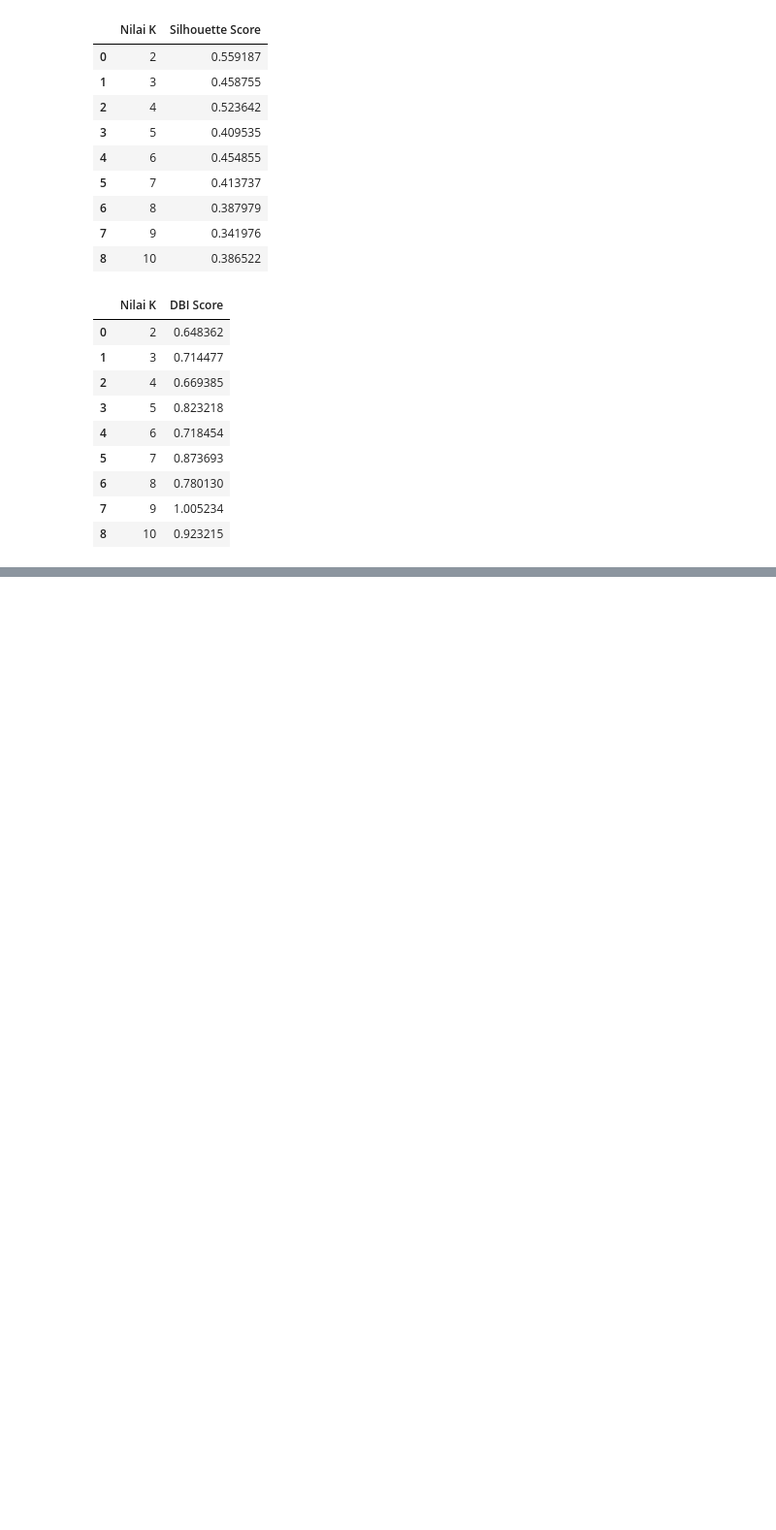
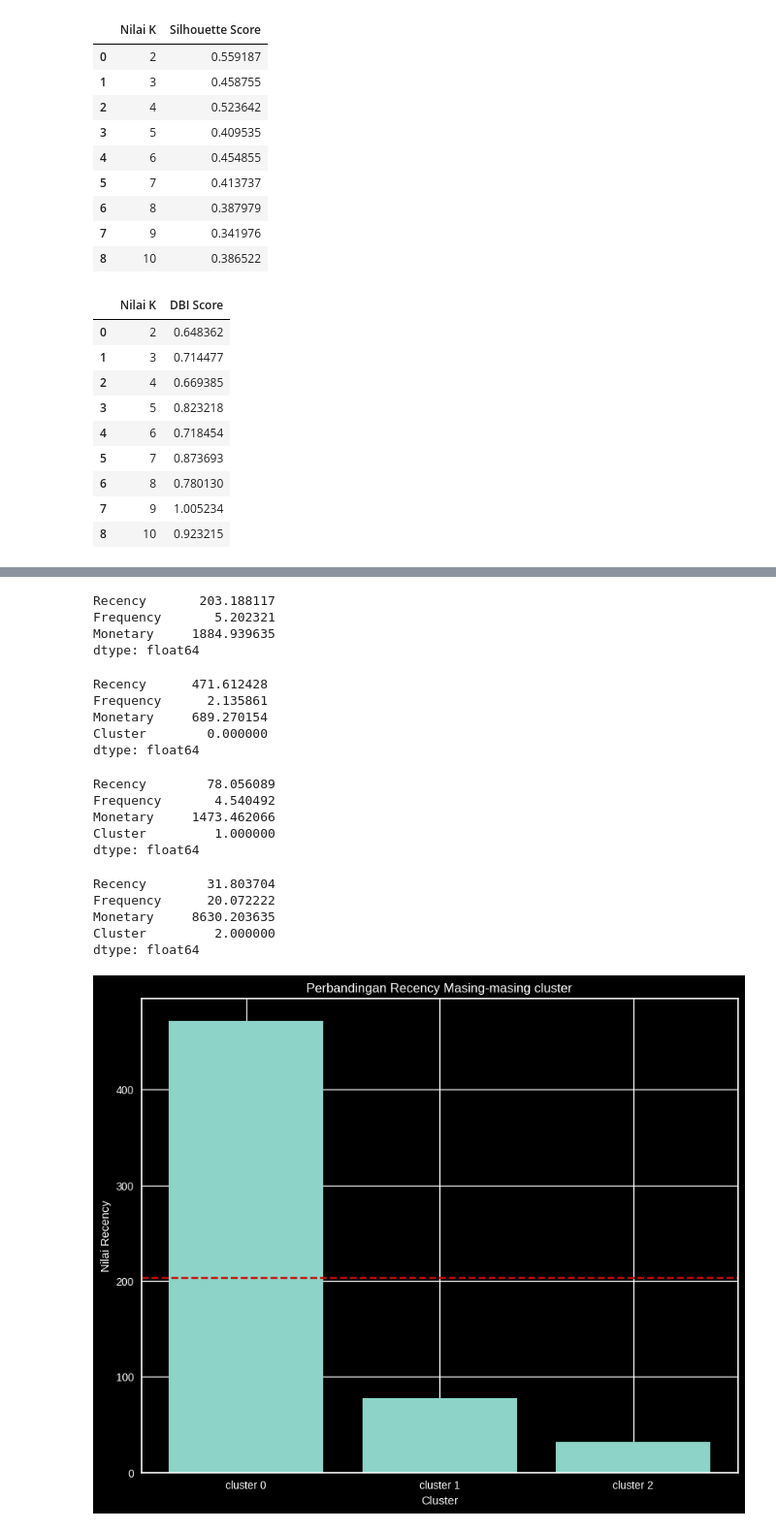
Before and after one commit to inyunita/Comparison-of-Clustering-Method-for-Customer-Segmentation-Based-on-RFM-Analysis, a Jupyter notebook: Comparison_of_3_Clustering_Method_for_Customer_Segmentation_Based_on_RFM_Analysis.ipynb, the cells around one changed output, grey strips where cells are left out. Shown at 97% size. Saved outputs shown, nothing was run; the diff lists cells and outputs as text; code cells hidden in the pictures; blank space fills up the shorter version.

```diff
--- a/Comparison_of_3_Clustering_Method_for_Customer_Segmentation_Based_on_RFM_Analysis.ipynb
+++ b/Comparison_of_3_Clustering_Method_for_Customer_Segmentation_Based_on_RFM_Analysis.ipynb
@@ -786,0 +871,6 @@ plt.show()
+# %%
+kmeans_3 = KMeans(n_clusters=3, n_init = 10)
+kmeans_3.fit(rfm_scaled)
+rfm_kmeans = rfm.copy()
+rfm_kmeans['Cluster'] = kmeans_3.labels_
+rfm_kmeans
@@ -786,0 +898,60 @@ plt.show()
+# %%
+rfm.mean()
+# %% [output]
+Recency       203.188117
+Frequency       5.202321
+Monetary     1884.939635
+dtype: float64
+# %%
+cluster_0 = rfm_kmeans[rfm_kmeans['Cluster']==0]
+cluster_0.mean()
+# %% [output]
+Recency      471.612428
+Frequency      2.135861
+Monetary     689.270154
+Cluster        0.000000
+dtype: float64
+# %%
+cluster_1 = rfm_kmeans[rfm_kmeans['Cluster']==1]
+cluster_1.mean()
+# %% [output]
+Recency        78.056089
+Frequency       4.540492
+Monetary     1473.462066
+Cluster         1.000000
+dtype: float64
+# %%
+cluster_2 = rfm_kmeans[rfm_kmeans['Cluster']==2]
+cluster_2.mean()
+# %% [output]
+Recency        31.803704
+Frequency      20.072222
+Monetary     8630.203635
+Cluster         2.000000
+dtype: float64
+# %%
+recency_value = [cluster_0['Recency'].mean(), cluster_1['Recency'].mean(), cluster_2['Recency'].mean()]
+frequency_value = [cluster_0['Frequency'].mean(), cluster_1['Frequency'].mean(), cluster_2['Frequency'].mean()]
+monetary_value = [cluster_0['Monetary'].mean(), cluster_1['Monetary'].mean(), cluster_2['Monetary'].mean()]
+
+cluster = ['cluster 0', 'cluster 1', 'cluster 2']
+
+rfm_recency = rfm['Recency'].mean()
+rfm_frequency = rfm['Frequency'].mean()
+rfm_monetary = rfm['Monetary'].mean()
+
+# Membuat diagram batang
+plt.bar(cluster, recency_value)
+
+# Menambahkan garis untuk nilai lulus
+plt.axhline(y=rfm_recency, color='r', linestyle='--')
+
+# Memberi label pada sumbu-sumbu dan judul diagram
+plt.xlabel('Cluster')
+plt.ylabel('Nilai Recency')
+plt.title('Perbandingan Recency Masing-masing cluster')
+
+# Menampilkan diagram
+plt.show()
+# %% [output]
+[figure, added]
```
Also changed, not shown: parts of 40 cells of this notebook.
